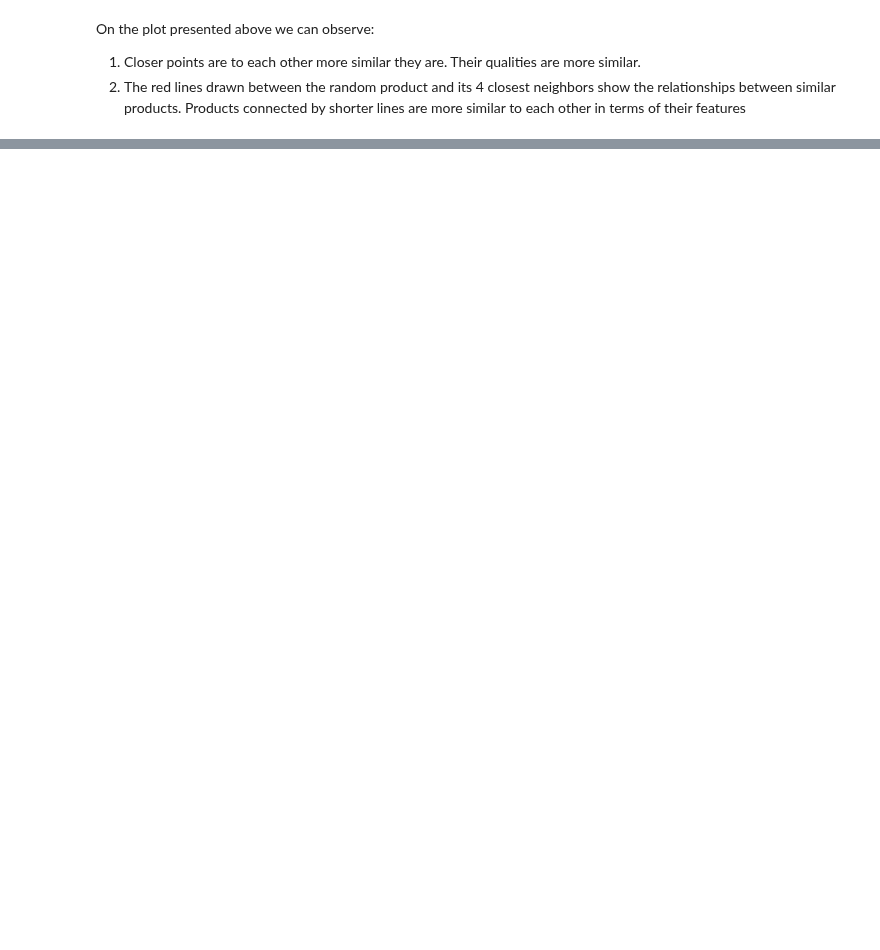
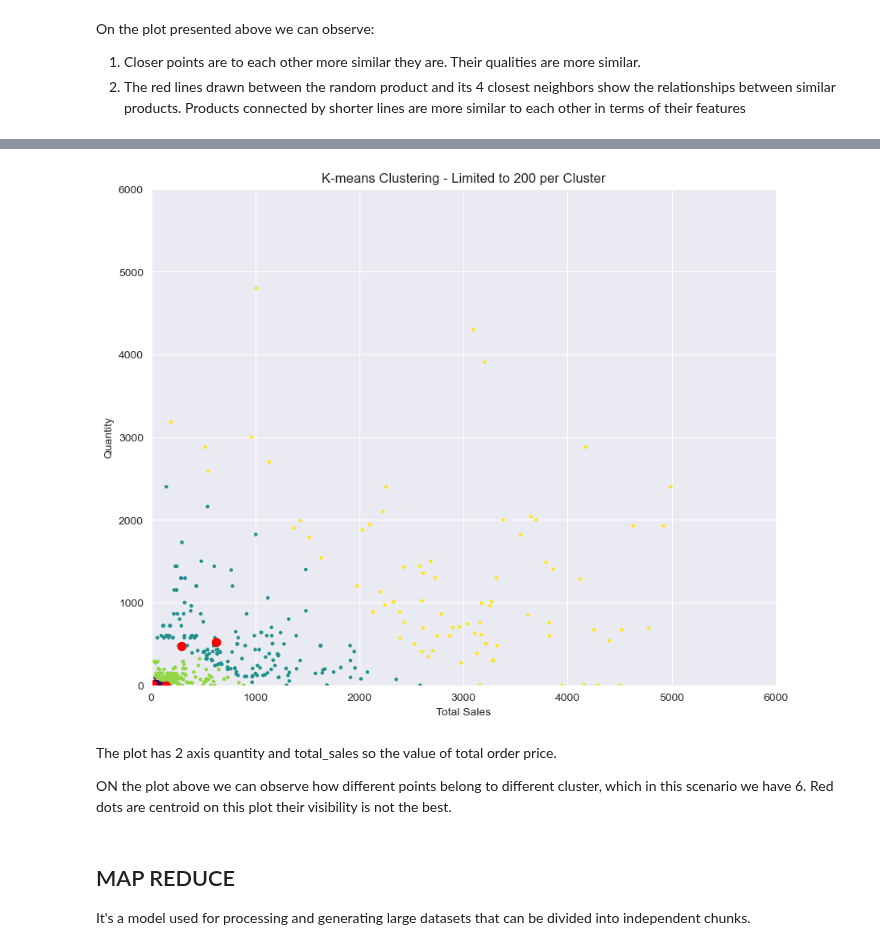
Before and after one commit to adamzulu123/Introduction-to-data-analysis, a Jupyter notebook: Notebook4/Advanced_4_notebook.ipynb, the cells around one changed output, grey strips where cells are left out. Drawn from its saved outputs; the diff is of its cells as text; code cells hidden in the pictures; blank space fills up the shorter version.

Commit message:
final-adv4-clustering

```diff
--- a/Notebook4/Advanced_4_notebook.ipynb
+++ b/Notebook4/Advanced_4_notebook.ipynb
@@ -250,0 +437,5 @@ On the plot presented above we can observe:
+# %%
+#Limited to 200 elements per group
+sampled_data = cluster_data.groupby('Cluster').head(200)
+cluster_counts = sampled_data['Cluster'].value_counts()
+print(cluster_counts)
@@ -250,0 +452,5 @@ On the plot presented above we can observe:
+# %%
+#centroids - centers of clusters
+centroids = K_means.cluster_centers_
+centroids_coordinates_int = centroids.round().astype(int)
+print(centroids_coordinates_int)
@@ -250,0 +465,29 @@ On the plot presented above we can observe:
+# %%
+import matplotlib.pyplot as plt
+
+plt.figure(figsize=(10, 8))
+
+
+plt.scatter(centroids[:, 0], centroids[:, 1], c='red', s=50, marker='o', label='Centroids')
+
+
+plt.scatter(sampled_data['Total_sales'], sampled_data['Quantity'], c=sampled_data['Cluster'], cmap='viridis', s=5)
+plt.scatter(centroids[:, 0], centroids[:, 1], c='red', s=50, marker='o', label='Centroids')
+plt.xlim(0, 6000)
+plt.ylim(0, 6000)
+
+plt.xlabel('Total Sales')
+plt.ylabel('Quantity')
+plt.title('K-means Clustering - Limited to 200 per Cluster')
+
+plt.show()
+# %% [output]
+[figure, added]
+# %% [markdown]
+The plot has 2 axis quantity and total_sales so the value of total order price.
+
+ON the plot above we can observe how different points belong to different cluster, which in this scenario we have 6. Red dots are centroid on this plot their visibility is not the best.
+# %% [markdown]
+## MAP REDUCE
+
+It's a model used for processing and generating large datasets that can be divided into independent chunks.
```
Also changed, not shown: parts of 50 cells of this notebook.
